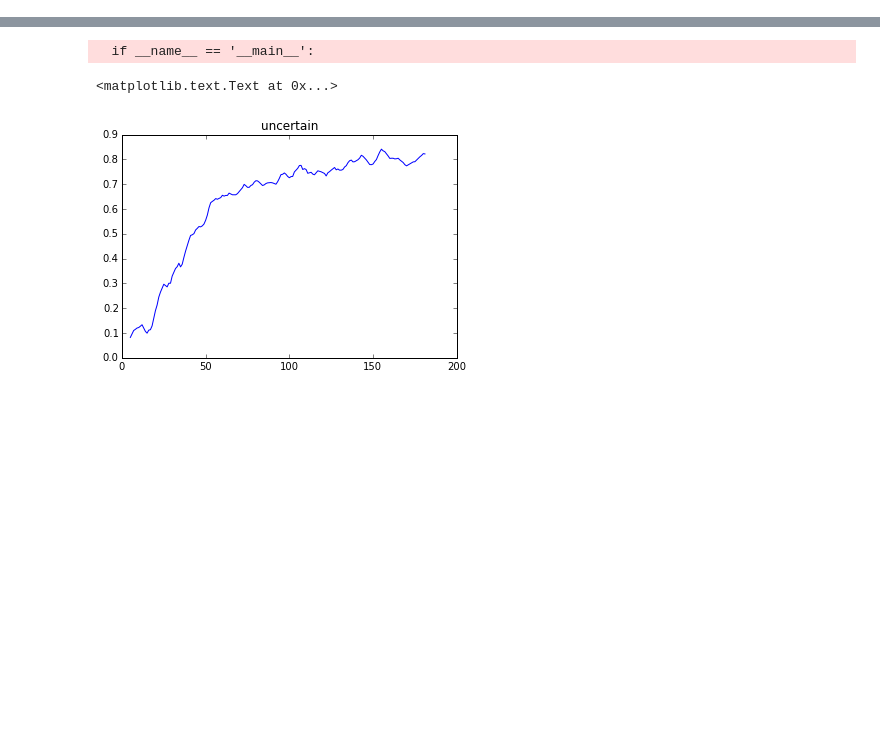
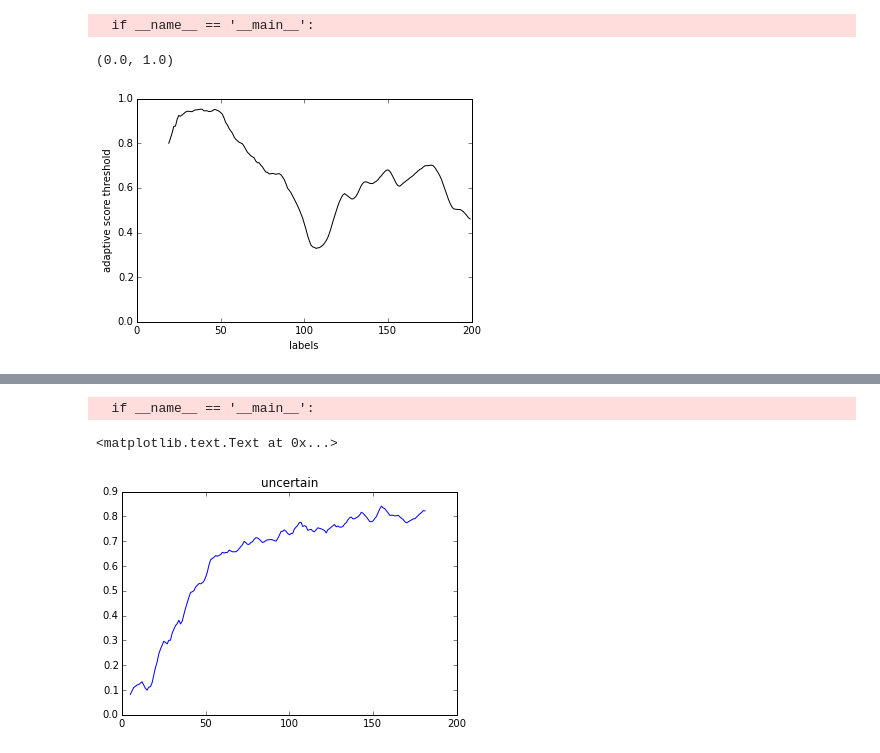
Before and after one commit to melkherj/puddle, a Jupyter notebook: InspectResults.ipynb, the cells around one changed output, grey strips where cells are left out. Saved outputs shown, nothing was run; the diff lists cells and outputs as text; code cells hidden in the pictures; blank space fills up the shorter version.

```diff
--- a/InspectResults.ipynb
+++ b/InspectResults.ipynb
@@ -30,2 +113,12 @@ def html_conf(conf,bolded=set([])):
+# %%
+plt.plot(range(200),pd.rolling_mean(results[results['labeled_score']>0]['labeled_score'],20),color='black')
+plt.xlabel('labels')
+plt.ylabel('adaptive score threshold')
+plt.ylim([0.,1.0])
+#plt.ylabel('active score threshold')
+# %% [output]
+  if __name__ == '__main__':
+(0.0, 1.0)
+[figure, added]
 # %%
 i = 1
```
Also changed, not shown: parts of 15 cells of this notebook, 4 other files.
